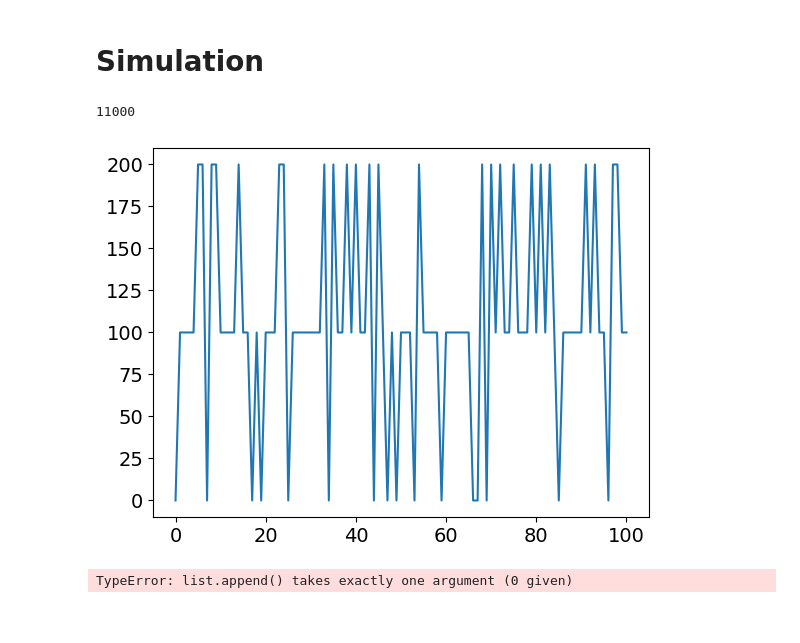
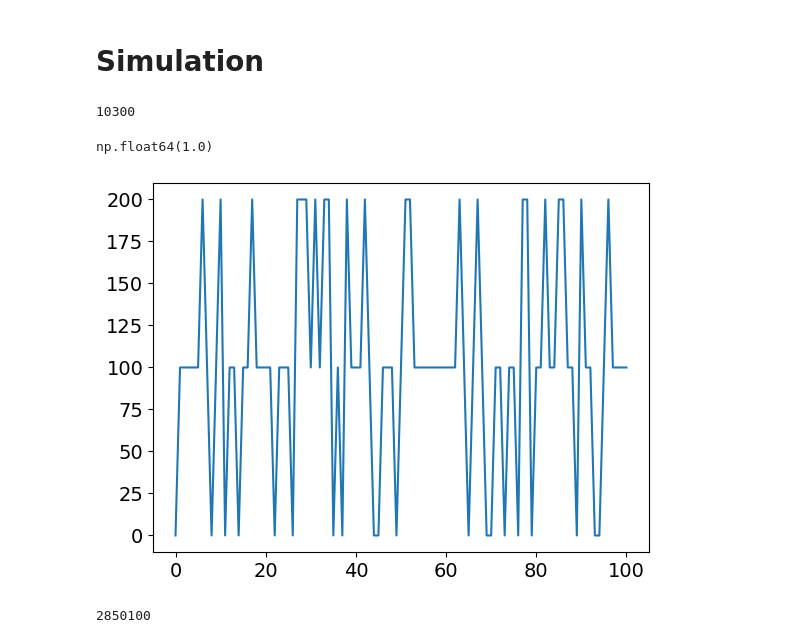
Before and after one commit to turtlesoul25/STOR-i_IM_PhDResearchProposal, a Jupyter notebook: SolveMDP.ipynb, the cells around one changed output. Saved outputs shown, nothing was run; the diff lists cells and outputs as text; code cells hidden in the pictures.

```diff
--- a/SolveMDP.ipynb
+++ b/SolveMDP.ipynb
@@ -438,35 +442,38 @@ def demand(demand_distribution=demand_dist):
     return np.random.choice([*demand_dist], p=[*demand_distribution.values()])
 
 def simulate_2ech_L0(num_periods=num_periods, il0 = initial_inventory, policy=optimal_policy_no_lead,
                      h=hold_cost, p=backlog_cost):
     il, total_cost = il0, 0
     states_visited = [il0]
     costs = [total_cost]
     demands = []
     actions= []
 
     for t in range(num_periods):
         action = policy[il]
         il += action
         d = demand()
         il -= d
         period_cost = max(il, 0)*h + max(-il, 0)*p
         total_cost += period_cost
         states_visited.append(il)
         costs.append(period_cost)
         demands.append(d)
         actions.append(action)
 
     return states_visited, costs, total_cost
 
 states_seen, costs, total_cost = simulate_2ech_L0()
 
 plt.plot(np.arange(num_periods+1), states_seen,)
 # plt.scatter(np.arange(num_periods+1), states_seen, marker=".")
 print(total_cost)
+
+1 - sum([il < 0 for il in states_seen])/num_periods
 # %% [output]
-11000
+10300
+np.float64(1.0)
-[figure, old version]
+[figure, new version]
 # %%
 num_periods=10000
 hold_cost = 1     # holding cost
@@ -498,7 +505,7 @@ def simulate_2ech_lead(num_periods=num_periods, ip0 = initial_inventory,
         demands.append(d)
         states_visited.append(ip)
         costs.append(period_cost)
-        actions.append()
+        actions.append(actions)
 
     return states_visited, costs, demands, total_cost
 
@@ -509,7 +516,7 @@ ils = [ip[0] for ip in states_seen]
 
 # plt.plot(ips)
 # %% [output]
-TypeError: list.append() takes exactly one argument (0 given)
+2850100
 # %%
 1 - sum([il < 0 for il in ils])/num_periods
 # %% [output]
```
Also changed, not shown: parts of 4 cells of this notebook, 12 other files.
